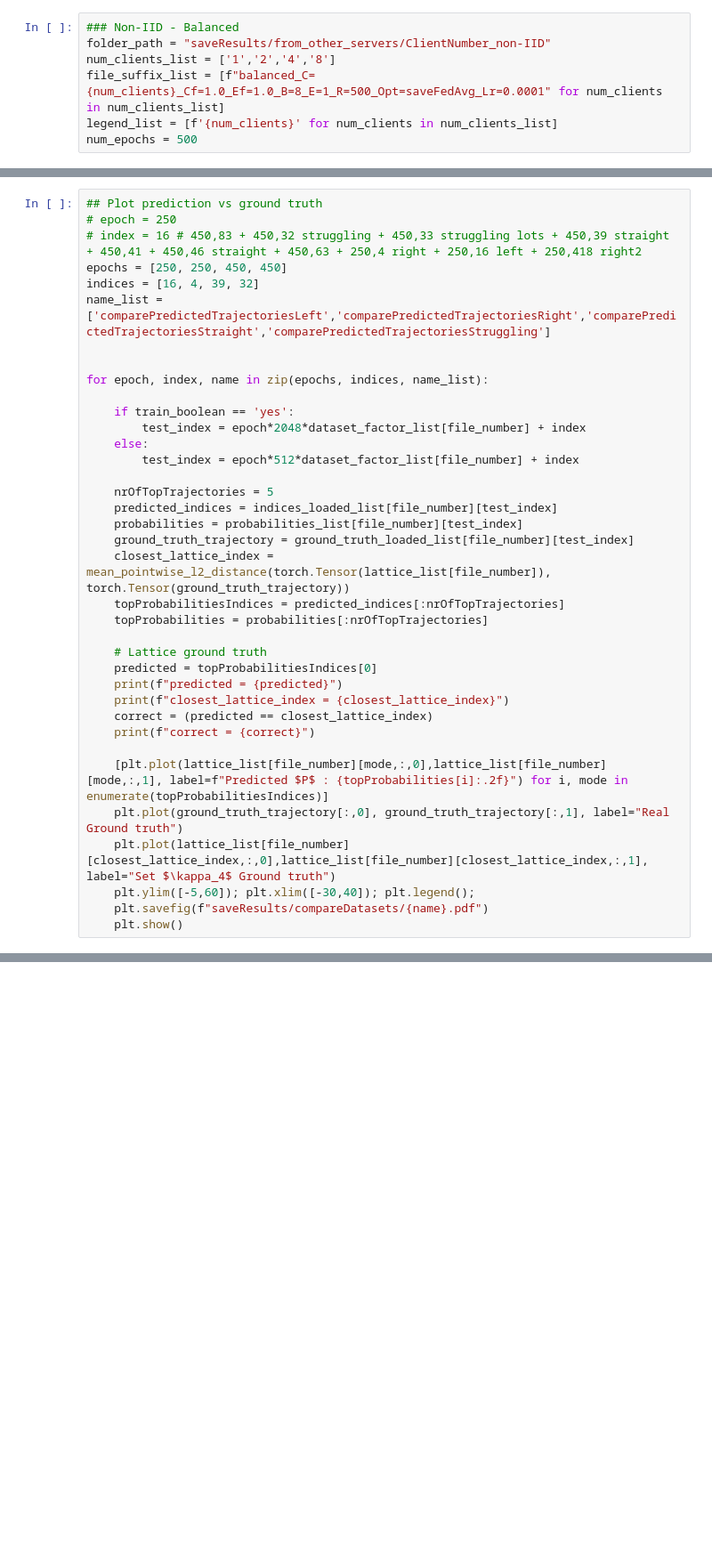
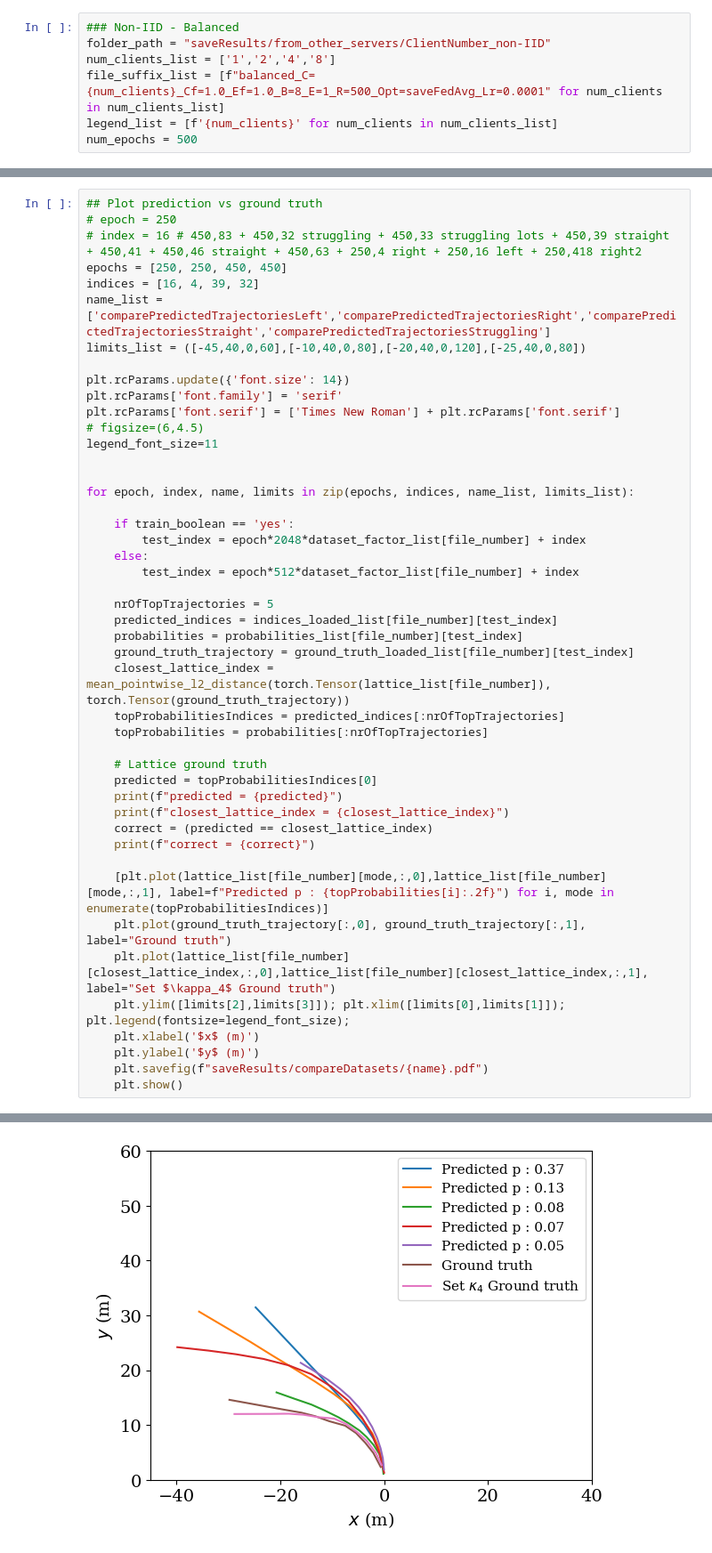
Before and after one commit to dolander1/nuscenes_dolander1, a Jupyter notebook: python-sdk/tutorials/compareTrajectories.ipynb, the cells around one changed output, grey strips where cells are left out. Shown at 89% size. Drawn from its saved outputs; the diff is of its cells as text; blank space fills up the shorter version.

```diff
--- a/python-sdk/tutorials/compareTrajectories.ipynb
+++ b/python-sdk/tutorials/compareTrajectories.ipynb
@@ -71,9 +76,16 @@ FileNotFoundError: [Errno 2] No such file or directory: 'saveResults/from_other_
 epochs = [250, 250, 450, 450]
 indices = [16, 4, 39, 32]
 name_list = ['comparePredictedTrajectoriesLeft','comparePredictedTrajectoriesRight','comparePredictedTrajectoriesStraight','comparePredictedTrajectoriesStruggling']
+limits_list = ([-45,40,0,60],[-10,40,0,80],[-20,40,0,120],[-25,40,0,80])
+
+plt.rcParams.update({'font.size': 14})
+plt.rcParams['font.family'] = 'serif'
+plt.rcParams['font.serif'] = ['Times New Roman'] + plt.rcParams['font.serif']
+# figsize=(6,4.5)
+legend_font_size=11
 
 
-for epoch, index, name in zip(epochs, indices, name_list):
+for epoch, index, name, limits in zip(epochs, indices, name_list, limits_list):
 
     if train_boolean == 'yes':
         test_index = epoch*2048*dataset_factor_list[file_number] + index
@@ -95,9 +107,12 @@ for epoch, index, name in zip(epochs, indices, name_list):
     correct = (predicted == closest_lattice_index)
     print(f"correct = {correct}")
 
-    [plt.plot(lattice_list[file_number][mode,:,0],lattice_list[file_number][mode,:,1], label=f"Predicted $P$ : {topProbabilities[i]:.2f}") for i, mode in enumerate(topProbabilitiesIndices)]
-    plt.plot(ground_truth_trajectory[:,0], ground_truth_trajectory[:,1], label="Real Ground truth")
+    [plt.plot(lattice_list[file_number][mode,:,0],lattice_list[file_number][mode,:,1], label=f"Predicted p : {topProbabilities[i]:.2f}") for i, mode in enumerate(topProbabilitiesIndices)]
+    plt.plot(ground_truth_trajectory[:,0], ground_truth_trajectory[:,1], label="Ground truth")
     plt.plot(lattice_list[file_number][closest_lattice_index,:,0],lattice_list[file_number][closest_lattice_index,:,1], label="Set $\kappa_4$ Ground truth")
-    plt.ylim([-5,60]); plt.xlim([-30,40]); plt.legend();
+    plt.ylim([limits[2],limits[3]]); plt.xlim([limits[0],limits[1]]); plt.legend(fontsize=legend_font_size);
+    plt.xlabel('$x$ (m)')
+    plt.ylabel('$y$ (m)')
     plt.savefig(f"saveResults/compareDatasets/{name}.pdf")
     plt.show()
+# %% [output]
@@ -103,0 +122 @@ for epoch, index, name in zip(epochs, indices, name_list):
+[figure, added]
```
Also changed, not shown: parts of 2 cells of this notebook, 19 other files.
